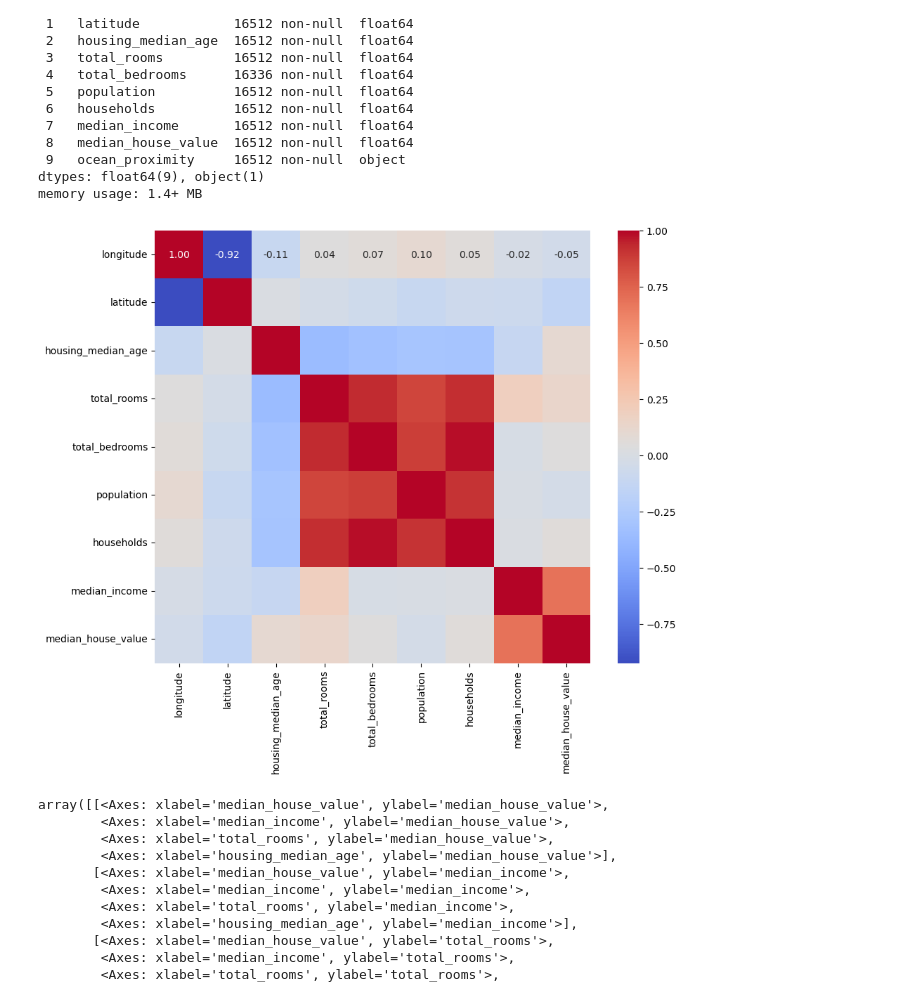
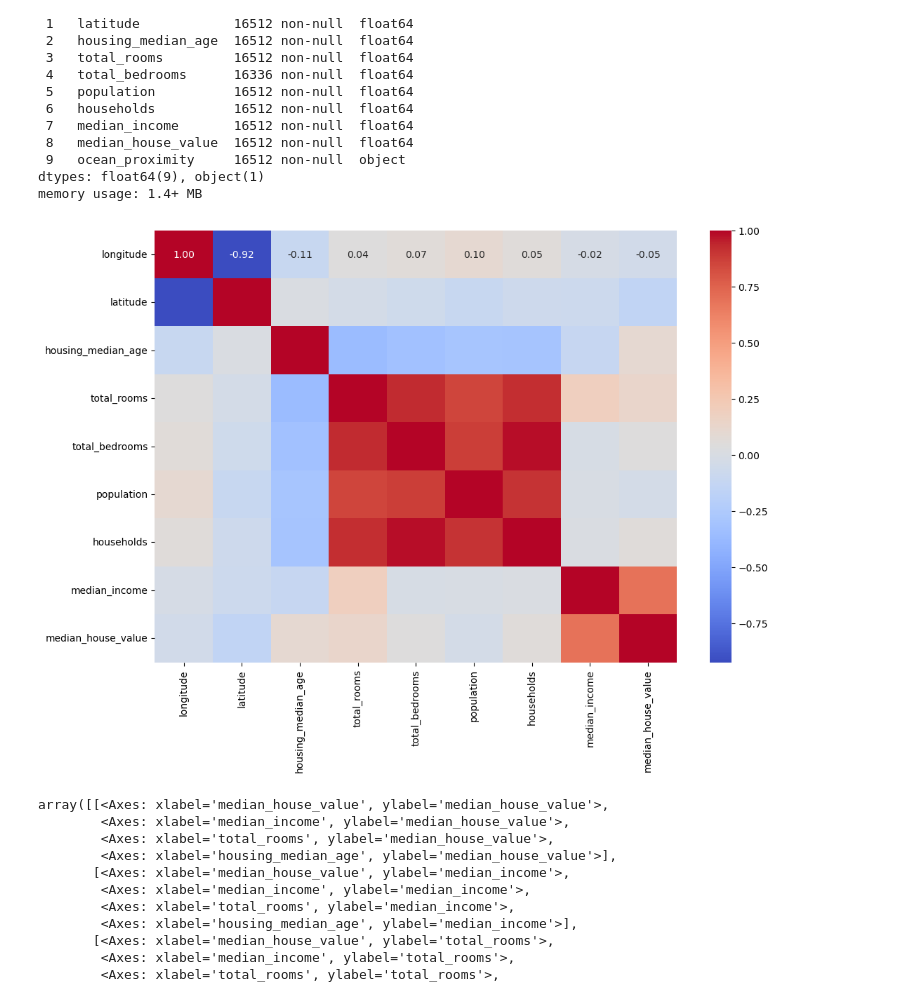
Before and after one commit to vamgadu/hands-on-ml-AGeron, a Jupyter notebook: Chapter 2/examples.ipynb, the cells around one changed output. Saved outputs shown, nothing was run; the diff lists cells and outputs as text; code cells hidden in the pictures.

```diff
--- a/Chapter 2/examples.ipynb
+++ b/Chapter 2/examples.ipynb
@@ -175,11 +175,11 @@ corr_matrix = housing_train_copy.select_dtypes(include=['number']).corr()
 # %%
 import seaborn as sns
 
-plt.figure(figsize=(10, 8))
+plt.figure(figsize=(12, 8))
 sns.heatmap(corr_matrix, annot=True, cmap='coolwarm', fmt='.2f')
 plt.show()
 # %% [output]
-[figure, old version]
+[figure, new version]
 # %%
 from pandas.plotting import scatter_matrix
 
```
Also changed, not shown: parts of 2 cells of this notebook.
